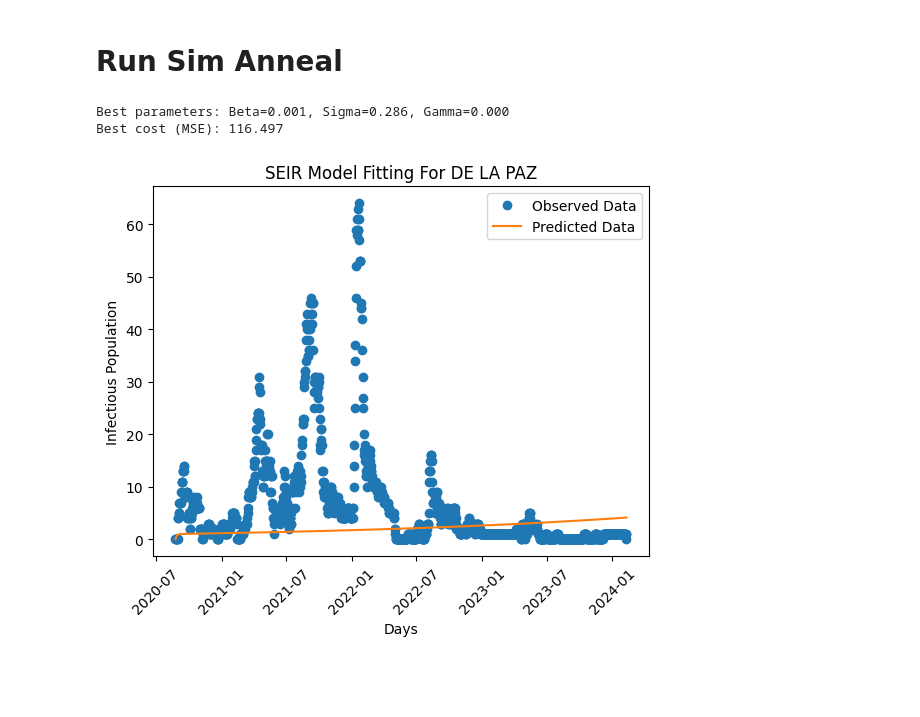
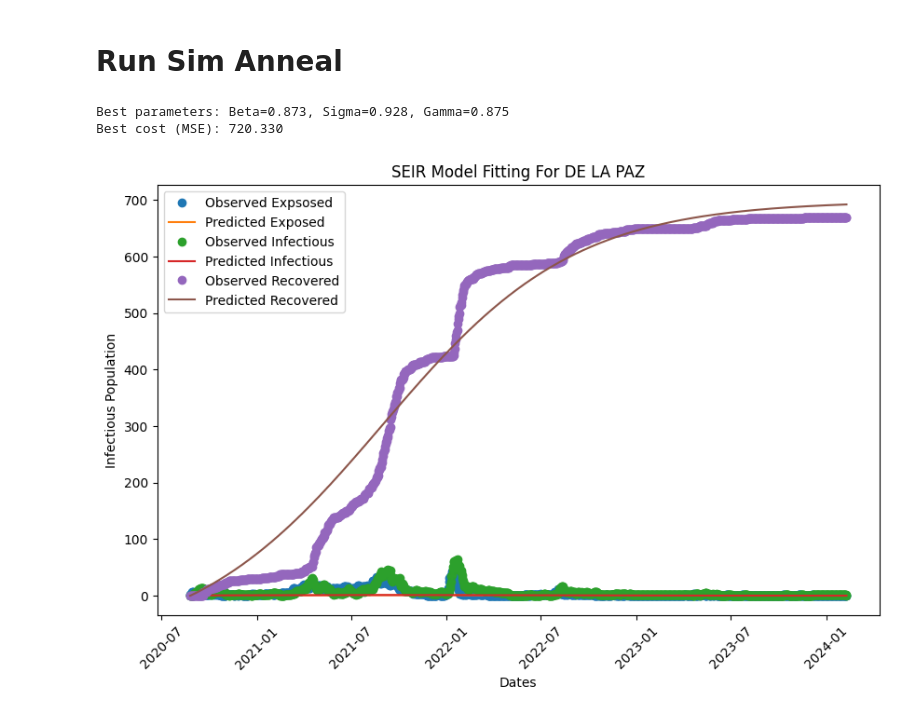
Before and after one commit to j-r-myG/SEIR_Modelling, a Jupyter notebook: sim_anneal_v2.ipynb, the cells around one changed output. Drawn from its saved outputs; the diff is of its cells as text; code cells hidden in the pictures; blank space fills up the shorter version.

```diff
--- a/sim_anneal_v2.ipynb
+++ b/sim_anneal_v2.ipynb
@@ -130,64 +139,76 @@ def simulated_annealing_seir(observed_data, initial_conditions, time_points, tem
 brgy_name = "DE LA PAZ"
 main_df: pd.DataFrame = load_df("CITY_OF_BIÑAN_processed.csv")
 df_observed_data: pd.DataFrame = load_observed(main_df, brgy_name) # Change to check for other Brgys.
-i_observed_data = df_observed_data['count_Infectious'].to_numpy()
+# i_observed_data = df_observed_data['count_Infectious'].to_numpy()
 
 # Initial parameters
 N = 33235  # Population from google search (how to get from data?)
-I0 = df_observed_data['count_Infectious'].iloc[0] # Initial infected from data
-E0 = df_observed_data['count_Exposed'].iloc[0] # Initial exposed cases
-R0 = df_observed_data['count_Recovered'].iloc[0] # Initial recovered
+I0 = df_observed_data['count_Infectious'].iloc[0]
+E0 = df_observed_data['count_Exposed'].iloc[0]
+R0 = df_observed_data['count_Recovered'].iloc[0]
 S0 = N - I0 - E0 - R0  # Susceptible
 
-initial_conditions: tuple = [S0, E0, I0, R0]
+initial_conditions = [S0, E0, I0, R0] # List of initial conditions for SEIR
 
-# Time points (days)
-time_points = np.arange(len(i_observed_data)) # odeint expects an array (vector) of integers.
-
-# Simulated Annealing parameters
-temp = 10000           # Initial temperature
-cooling_rate = 0.90   # Cooling rate
-max_iter = 10000       # Number of iterations
+# Format of observed data should be a tuple of numpy arrays
+observed_data = (
+    df_observed_data['count_Exposed'].to_numpy(),
+    df_observed_data['count_Infectious'].to_numpy(),
+    df_observed_data['count_Recovered'].to_numpy()
+)
 
 
-# Time points (days)
-time_points = np.arange(len(i_observed_data))
+#print(type(initial_conditions))
+
+# Time points
+time_points = np.arange(df_observed_data.shape[0]) # odeint expects an array (vector) of integers.
+
 
 # Simulated Annealing parameters
 temp = 25000           # Initial temperature
-cooling_rate = 0.90   # Cooling rate
+cooling_rate = 0.90    # Cooling rate
 max_iter = 25000       # Number of iterations
 
+
 # Run the Simulated Annealing algorithm
-best_params, best_cost = simulated_annealing_seir(i_observed_data, initial_conditions, time_points, temp, cooling_rate, max_iter)
+best_params, best_cost = simulated_annealing_seir(observed_data, initial_conditions, time_points, temp, cooling_rate, max_iter)
 o_beta, o_sigma, o_gamma = best_params
 
 # Display results
 print(f"Best parameters: Beta={o_beta:.3f}, Sigma={o_sigma:.3f}, Gamma={o_gamma:.3f}")
 print(f"Best cost (MSE): {best_cost:.3f}")
 
 # Visualize the results
-predicted_data = simulate_seir(*best_params, initial_conditions, time_points)
-
+predicted_data = simulate_seir(o_beta, o_sigma, o_gamma, initial_conditions, time_points)
 
 plot_actual = pd.DataFrame({
     'date': df_observed_data['date'],
-    'count_Infectious': i_observed_data
+    'count_Exposed': df_observed_data['count_Exposed'],
+    'count_Infectious': df_observed_data['count_Infectious'],
+    'count_Recovered': df_observed_data['count_Recovered']
 })
+
 plot_prediction = pd.DataFrame({
     'date': df_observed_data['date'],
-    'count_Infectious': predicted_data
+    'count_Exposed': predicted_data[0],
+    'count_Infectious': predicted_data[1],
+    'count_Recovered': predicted_data[2]
 })
 
-plt.plot(plot_actual['date'], plot_actual['count_Infectious'], 'o', label='Observed Data')
-plt.plot(plot_prediction['date'], plot_prediction['count_Infectious'], '-', label='Predicted Data')
-plt.xlabel('Days')
+plt.figure(figsize=(10, 6))
+plt.plot(plot_actual['date'], plot_actual['count_Exposed'], 'o', label='Observed Expsosed')
+plt.plot(plot_prediction['date'], plot_prediction['count_Exposed'], '-', label='Predicted Exposed')
+plt.plot(plot_actual['date'], plot_actual['count_Infectious'], 'o', label='Observed Infectious')
+plt.plot(plot_prediction['date'], plot_prediction['count_Infectious'], '-', label='Predicted Infectious')
+plt.plot(plot_actual['date'], plot_actual['count_Recovered'], 'o', label='Observed Recovered')
+plt.plot(plot_prediction['date'], plot_prediction['count_Recovered'], '-', label='Predicted Recovered')
+plt.xlabel('Dates')
 plt.ylabel('Infectious Population')
 plt.legend()
 plt.xticks(rotation=45)
 plt.title(f'SEIR Model Fitting For {brgy_name}')
 plt.show()
 # %% [output]
-Best parameters: Beta=0.001, Sigma=0.286, Gamma=0.000
-Best cost (MSE): 116.497
+Best parameters: Beta=0.873, Sigma=0.928, Gamma=0.875
+Best cost (MSE): 720.330
-[figure, old version]
+[figure, new version]
```
Also changed, not shown: parts of 1 cell of this notebook.
